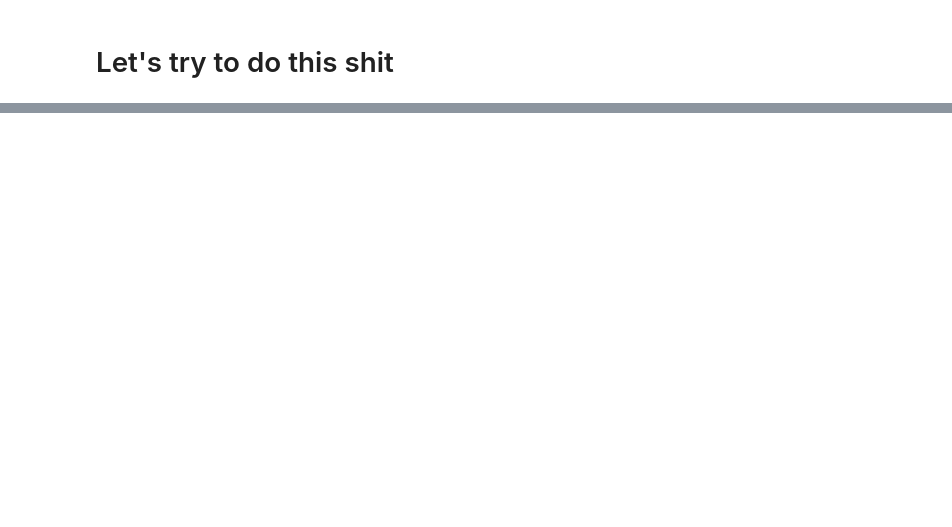
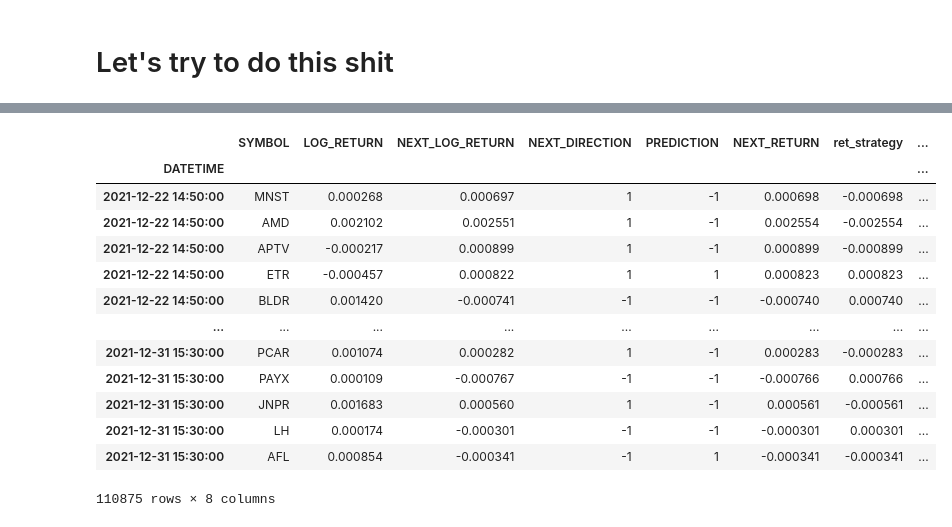
Before and after one commit to arthurdhonneur7/ML_finance_project, a Jupyter notebook: workspaces/arthur.ipynb, the cells around one changed output, grey strips where cells are left out. Drawn from its saved outputs; the diff is of its cells as text; code cells hidden in the pictures; blank space fills up the shorter version.

```diff
--- a/workspaces/arthur.ipynb
+++ b/workspaces/arthur.ipynb
@@ -79,0 +231,17 @@ ZYXI
+# %%
+result_df
+# %% [output]
+|  | SYMBOL | LOG_RETURN | NEXT_LOG_RETURN | NEXT_DIRECTION | PREDICTION | NEXT_RETURN | ret_strategy | ... |
+| DATETIME |  |  |  |  |  |  |  | ... |
+| 2021-12-22 14:50:00 | MNST | 0.000268 | 0.000697 | 1 | -1 | 0.000698 | -0.000698 | ... |
+| 2021-12-22 14:50:00 | AMD | 0.002102 | 0.002551 | 1 | -1 | 0.002554 | -0.002554 | ... |
+| 2021-12-22 14:50:00 | APTV | -0.000217 | 0.000899 | 1 | -1 | 0.000899 | -0.000899 | ... |
+| 2021-12-22 14:50:00 | ETR | -0.000457 | 0.000822 | 1 | 1 | 0.000823 | 0.000823 | ... |
+| 2021-12-22 14:50:00 | BLDR | 0.001420 | -0.000741 | -1 | -1 | -0.000740 | 0.000740 | ... |
+| ... | ... | ... | ... | ... | ... | ... | ... | ... |
+| 2021-12-31 15:30:00 | PCAR | 0.001074 | 0.000282 | 1 | -1 | 0.000283 | -0.000283 | ... |
+| 2021-12-31 15:30:00 | PAYX | 0.000109 | -0.000767 | -1 | -1 | -0.000766 | 0.000766 | ... |
+| 2021-12-31 15:30:00 | JNPR | 0.001683 | 0.000560 | 1 | -1 | 0.000561 | -0.000561 | ... |
+| 2021-12-31 15:30:00 | LH | 0.000174 | -0.000301 | -1 | -1 | -0.000301 | 0.000301 | ... |
+| 2021-12-31 15:30:00 | AFL | 0.000854 | -0.000341 | -1 | 1 | -0.000341 | -0.000341 | ... |
+110875 rows × 8 columns
```
Also changed, not shown: parts of 17 cells of this notebook.
